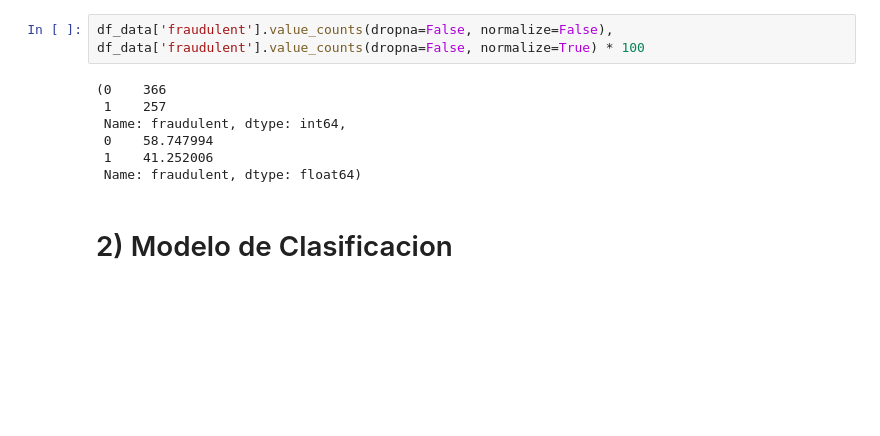
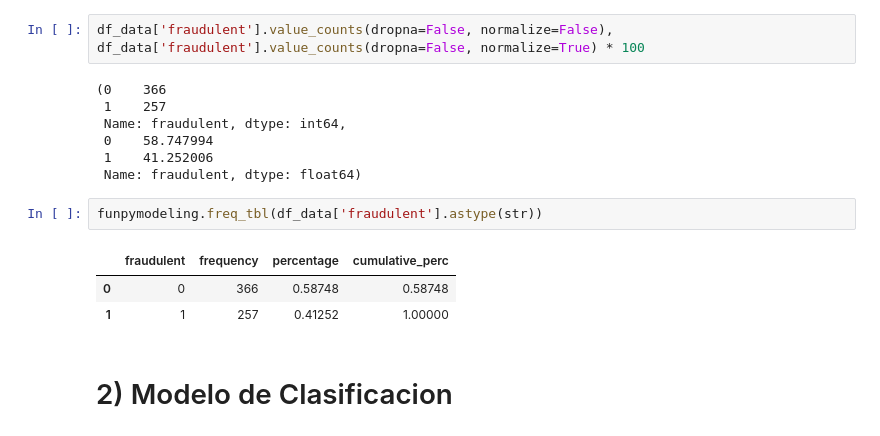
Before and after one commit to marioferreyra/EDVAI_DS_MLOps_Bootcamp, a Jupyter notebook: Trabajo_Final/Parte_A/p5__Modelo.ipynb, the cells around one changed output. Drawn from its saved outputs; the diff is of its cells as text; blank space fills up the shorter version.

```diff
--- a/Trabajo_Final/Parte_A/p5__Modelo.ipynb
+++ b/Trabajo_Final/Parte_A/p5__Modelo.ipynb
@@ -99,6 +112,12 @@ df_data['fraudulent'].value_counts(dropna=False, normalize=False), df_data['frau
  0    58.747994
  1    41.252006
  Name: fraudulent, dtype: float64)
+# %%
+funpymodeling.freq_tbl(df_data['fraudulent'].astype(str))
+# %% [output]
+|  | fraudulent | frequency | percentage | cumulative_perc |
+| 0 | 0 | 366 | 0.58748 | 0.58748 |
+| 1 | 1 | 257 | 0.41252 | 1.00000 |
 # %% [markdown]
 # 2) Modelo de Clasificacion
 # %% [markdown]
```
Also changed, not shown: parts of 29 cells of this notebook, 3 other files.
